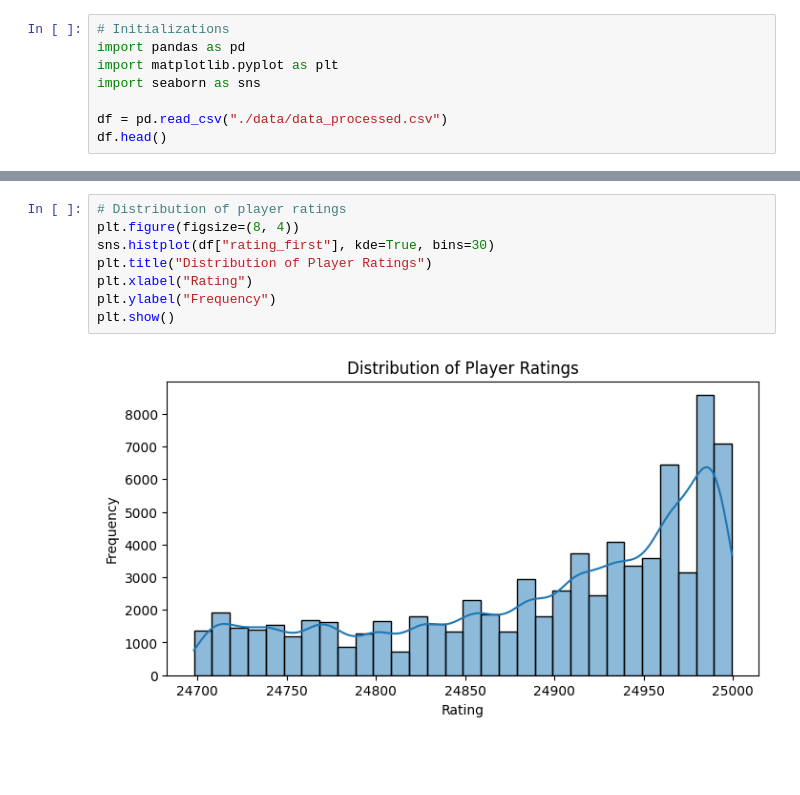
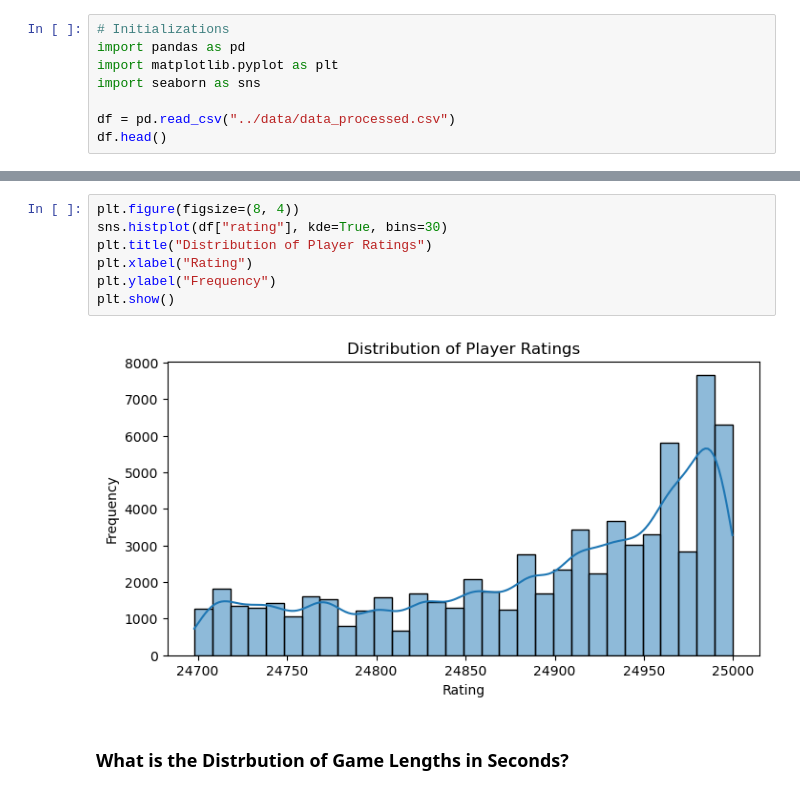
Before and after one commit to Solenad/tetrio-win-prediction, a Jupyter notebook: notebooks/02-eda.ipynb, the cells around one changed output, grey strips where cells are left out. Cells and saved outputs as stored; diff of their text form; blank space fills up the shorter version.

```diff
--- a/notebooks/02-eda.ipynb
+++ b/notebooks/02-eda.ipynb
@@ -4,6 +4,6 @@ import pandas as pd
 import matplotlib.pyplot as plt
 import seaborn as sns
 
-df = pd.read_csv("./data/data_processed.csv")
+df = pd.read_csv("../data/data_processed.csv")
 df.head()
 # %% [output]
@@ -56,11 +59,12 @@ Name: proportion, dtype: float64
 # %%
-# Distribution of player ratings
 plt.figure(figsize=(8, 4))
-sns.histplot(df["rating_first"], kde=True, bins=30)
+sns.histplot(df["rating"], kde=True, bins=30)
 plt.title("Distribution of Player Ratings")
 plt.xlabel("Rating")
 plt.ylabel("Frequency")
 plt.show()
 # %% [output]
-[figure, old version]
+[figure, new version]
+# %% [markdown]
+### What is the Distrbution of Game Lengths in Seconds?
 # %%
```
Also changed, not shown: parts of 22 cells of this notebook.
